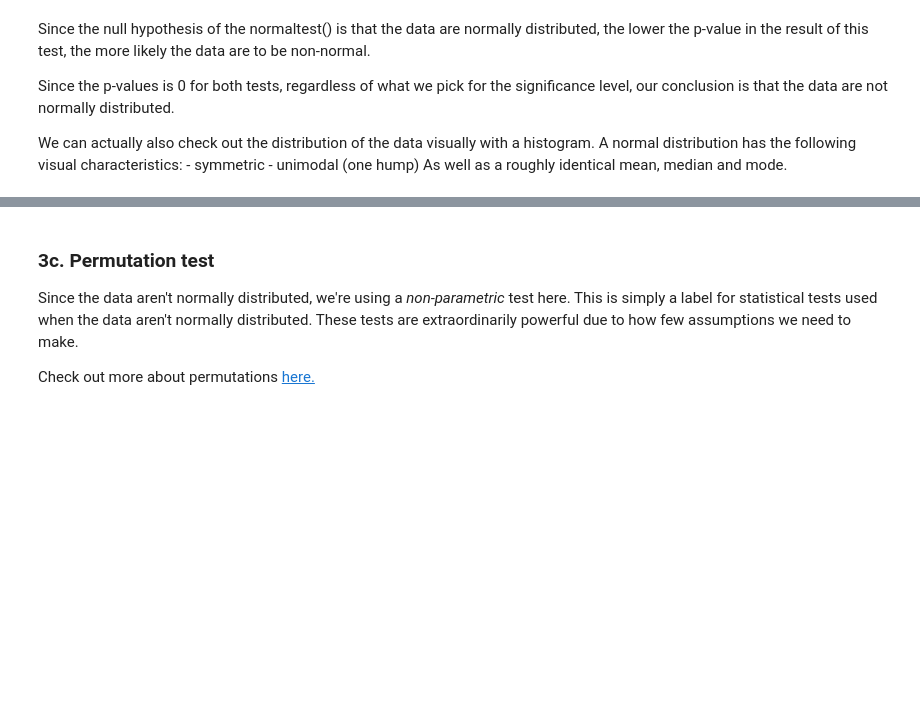
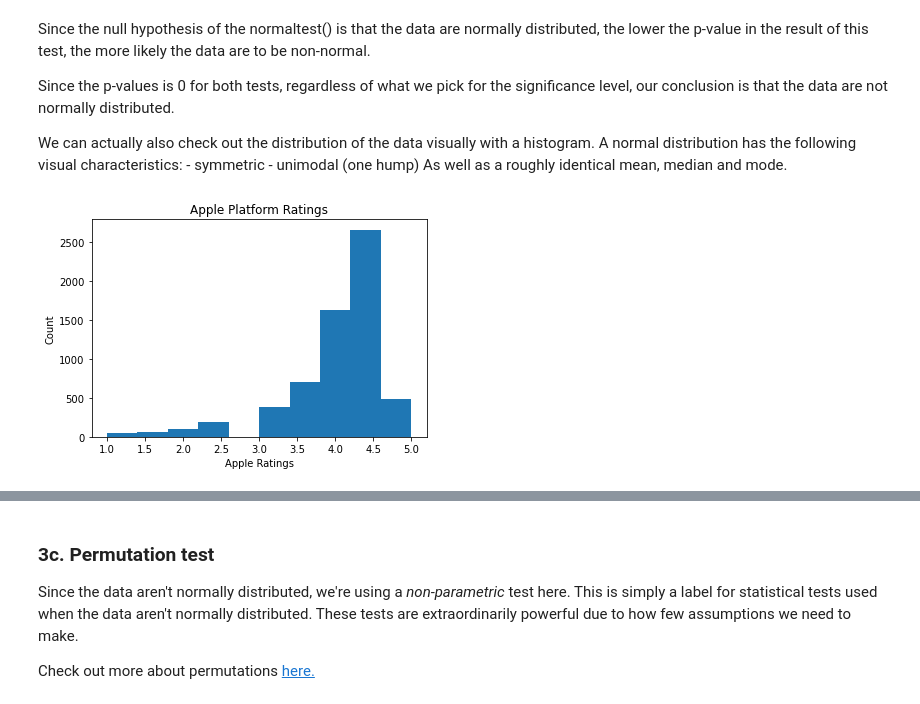
Before and after one commit to pgupta88/Springboard, a Jupyter notebook: Springboard Apps project - Tier 3 - Complete.ipynb, the cells around one changed output, grey strips where cells are left out. Cells and saved outputs as stored; diff of their text form; code cells hidden in the pictures; blank space fills up the shorter version.

```diff
--- a/Springboard Apps project - Tier 3 - Complete.ipynb
+++ b/Springboard Apps project - Tier 3 - Complete.ipynb
@@ -482,4 +482,7 @@ There are many different statistical tests, all with different assumptions. You'
 # %%
 # Create a subset of the column 'Rating' by the different platforms.
 # Call the subsets 'apple' and 'google'
-_ _ _
+apple_rat = df[df['platform']=='apple']['Rating']
+google_rat = df[df['platform']=='google']['Rating']
+print(apple_rat.head())
+print(google_rat.head())
@@ -501,6 +523,12 @@ We can actually also check out the distribution of the data visually with a hist
 As well as a roughly identical mean, median and mode.
 # %%
 # Create a histogram of the apple reviews distribution
-_ _ _
+_ = plt.hist(apple_rat)
+_ = plt.title('Apple Platform Ratings')
+_ = plt.xlabel('Apple Ratings')
+_ = plt.ylabel('Count')
+plt.show()
+# %% [output]
+[figure, added]
 # %%
 # Create a histogram of the google data
```
Also changed, not shown: parts of 11 cells of this notebook.
